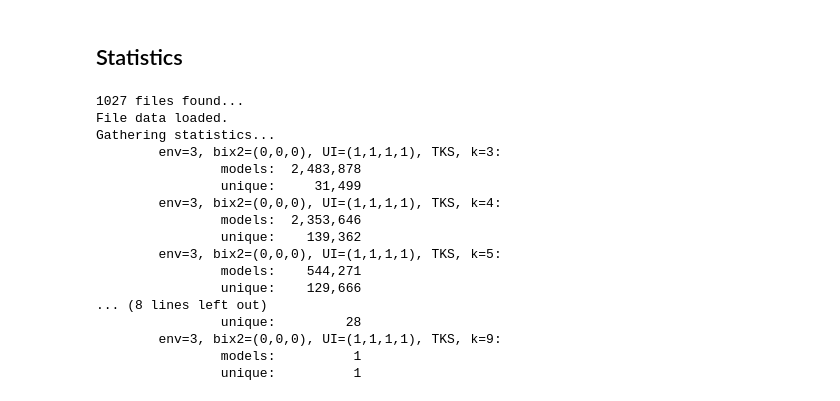
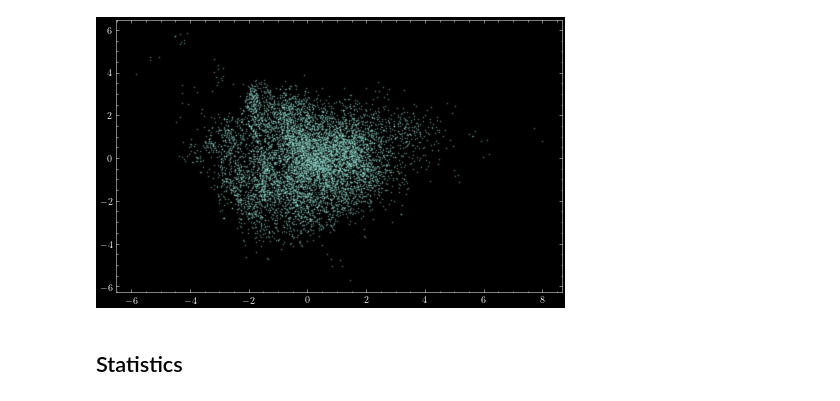
Before and after one commit to gloges/brane-ga, a Jupyter notebook: braneGA.ipynb, the cells around one changed output. Drawn from its saved outputs; the diff is of its cells as text; code cells hidden in the pictures.

Commit message:
Examples & stats

```diff
--- a/braneGA.ipynb
+++ b/braneGA.ipynb
@@ -13,2 +15,6 @@ from scipy.stats import skellam
+# %%
+plt.style.use(['science'])
+plt.rcParams['figure.facecolor'] = 'white'
+plt.rcParams['text.usetex'] = True
 # %%
-plt.style.use(['science', 'dark_background', 'bright'])
+plt.style.use('bright')
@@ -73,0 +142,10 @@ Fitness: 0.0179
+# %%
+k = 3
+files = glob.glob('models_2021-12-06_env=1_UImax=5_5runsof100\\bix2=*\\UI=*/TKS_k={}*.npy'.format(k))
+kmodels = np.empty([0, k, 7], dtype='int')
+for f in files:
+    kmodels = np.append(kmodels, np.load(f), axis=0)
+
+kmodels = np.unique(kmodels, axis=0)
+kmodels = kmodels.reshape(len(kmodels), k*7)
+kmodels = StandardScaler().fit_transform(kmodels)
@@ -74,23 +158,8 @@ Fitness: 0.0179
+# %%
+fig, ax = plt.subplots(1, 1, figsize=(8,5))
+plt.scatter(pcs[:,0], pcs[:,1], s=1, alpha=0.25)
+plt.show()
+# %% [output]
+[figure, added]
 # %% [markdown]
 ## Statistics
-# %%
-stats = branes.getStatistics('models_env=3_2021-10-11/*/*/TKS_*.npy')
-envs, bix2s, UIs, TKSs, ks, TL1s, KL1s, ranks, ABCs, SUNs = stats
-# %% [output]
-1027 files found...
-File data loaded.
-Gathering statistics...
-        env=3, bix2=(0,0,0), UI=(1,1,1,1), TKS, k=3:
-                models:  2,483,878
-                unique:     31,499
-        env=3, bix2=(0,0,0), UI=(1,1,1,1), TKS, k=4:
-                models:  2,353,646
-                unique:    139,362
-        env=3, bix2=(0,0,0), UI=(1,1,1,1), TKS, k=5:
-                models:    544,271
-                unique:    129,666
-... (8 lines left out)
-                unique:         28
-        env=3, bix2=(0,0,0), UI=(1,1,1,1), TKS, k=9:
-                models:          1
-                unique:          1
```
Also changed, not shown: parts of 109 cells of this notebook, 4 other files.
